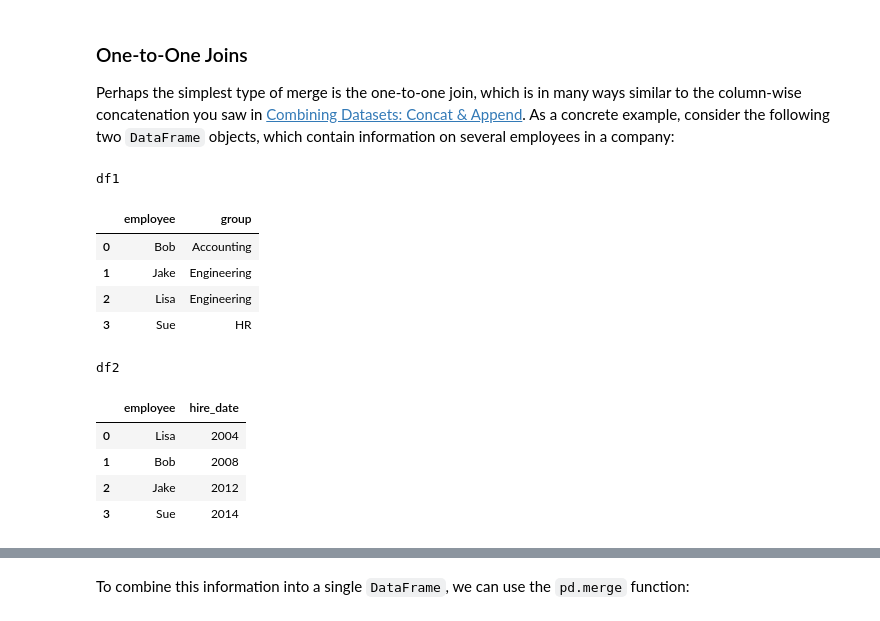
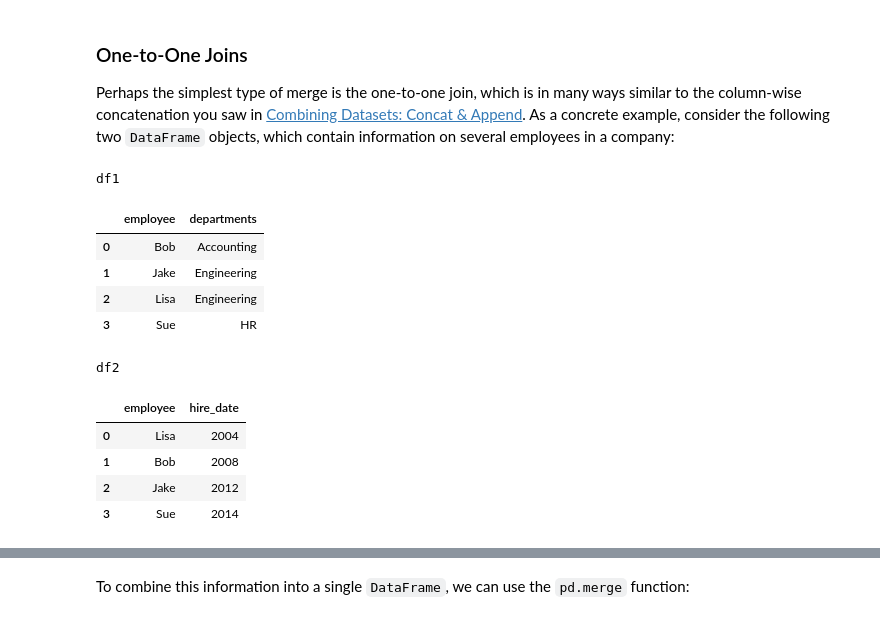
Before and after one commit to bonareri/data-science-class, a Jupyter notebook: 05-Python_for_Data_Science/06_02_Merge_and_Join.ipynb, the cells around one changed output, grey strips where cells are left out. Saved outputs shown, nothing was run; the diff lists cells and outputs as text; code cells hidden in the pictures.

```diff
--- a/05-Python_for_Data_Science/06_02_Merge_and_Join.ipynb
+++ b/05-Python_for_Data_Science/06_02_Merge_and_Join.ipynb
@@ -46,13 +46,13 @@ Perhaps the simplest type of merge is the one-to-one join, which is in many ways
 As a concrete example, consider the following two `DataFrame` objects, which contain information on several employees in a company:
 # %%
 df1 = pd.DataFrame({'employee': ['Bob', 'Jake', 'Lisa', 'Sue'],
-                    'group': ['Accounting', 'Engineering', 'Engineering', 'HR']})
+                    'departments': ['Accounting', 'Engineering', 'Engineering', 'HR']})
 df2 = pd.DataFrame({'employee': ['Lisa', 'Bob', 'Jake', 'Sue'],
                     'hire_date': [2004, 2008, 2012, 2014]})
 display('df1', 'df2')
 # %% [output]
 df1
-|  | employee | group |
+|  | employee | departments |
 | 0 | Bob | Accounting |
 | 1 | Jake | Engineering |
 | 2 | Lisa | Engineering |
```
Also changed, not shown: parts of 16 cells of this notebook, 21 other files.
